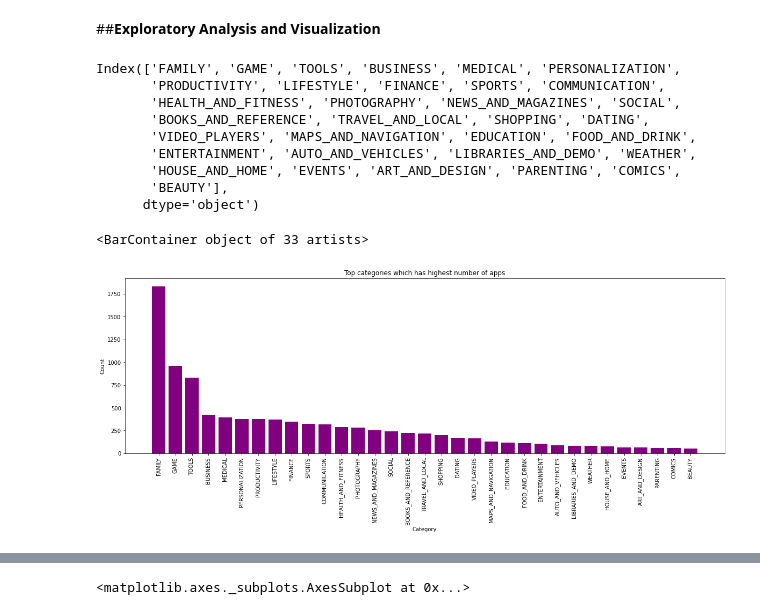
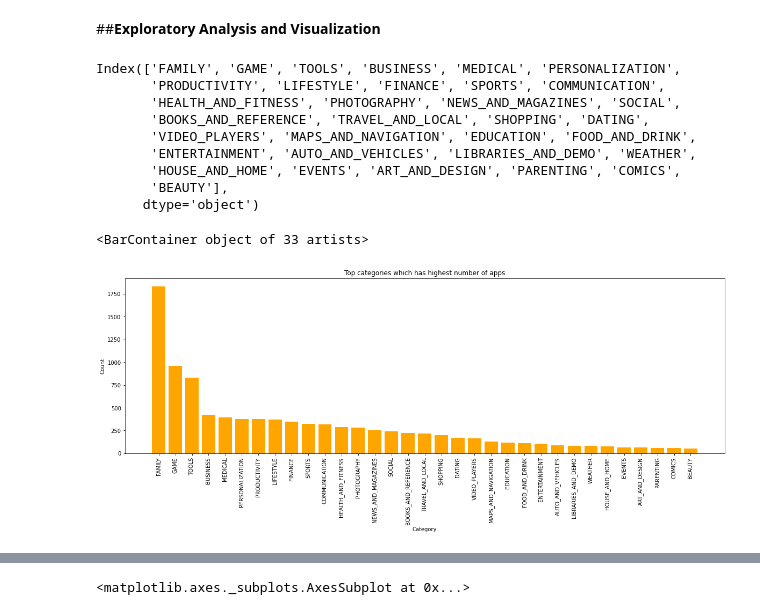
Before and after one commit to MijulSaxena/EDA-project-on-Gooogle-playstore., a Jupyter notebook: Play_Store_App_Review_Analysis_Capstone_Project_by_Mijul_Saxena.ipynb, the cells around one changed output, grey strips where cells are left out. Drawn from its saved outputs; the diff is of its cells as text; code cells hidden in the pictures.

```diff
--- a/Play_Store_App_Review_Analysis_Capstone_Project_by_Mijul_Saxena.ipynb
+++ b/Play_Store_App_Review_Analysis_Capstone_Project_by_Mijul_Saxena.ipynb
@@ -278,26 +276,26 @@ play_store_data.head(5)
 # %%
 # Number of apps for each category
 plt.figure(figsize=(20,6))
 plt.xlabel("Category")
 plt.ylabel("Count")
 plt.title('Top categories which has highest number of apps')
 plt.xticks(rotation=90)
 y = play_store_data['Category'].value_counts()
 x =  play_store_data['Category'].value_counts().index
 print(x)
-plt.bar(x,y, color = 'purple')
+plt.bar(x,y, color = 'orange')
 # %% [output]
 Index(['FAMILY', 'GAME', 'TOOLS', 'BUSINESS', 'MEDICAL', 'PERSONALIZATION',
        'PRODUCTIVITY', 'LIFESTYLE', 'FINANCE', 'SPORTS', 'COMMUNICATION',
        'HEALTH_AND_FITNESS', 'PHOTOGRAPHY', 'NEWS_AND_MAGAZINES', 'SOCIAL',
        'BOOKS_AND_REFERENCE', 'TRAVEL_AND_LOCAL', 'SHOPPING', 'DATING',
        'VIDEO_PLAYERS', 'MAPS_AND_NAVIGATION', 'EDUCATION', 'FOOD_AND_DRINK',
        'ENTERTAINMENT', 'AUTO_AND_VEHICLES', 'LIBRARIES_AND_DEMO', 'WEATHER',
        'HOUSE_AND_HOME', 'EVENTS', 'ART_AND_DESIGN', 'PARENTING', 'COMICS',
        'BEAUTY'],
       dtype='object')
 <BarContainer object of 33 artists>
-[figure, old version]
+[figure, new version]
 # %%
 print(y)
 # %% [output]
```
Also changed, not shown: parts of 6 cells of this notebook.
